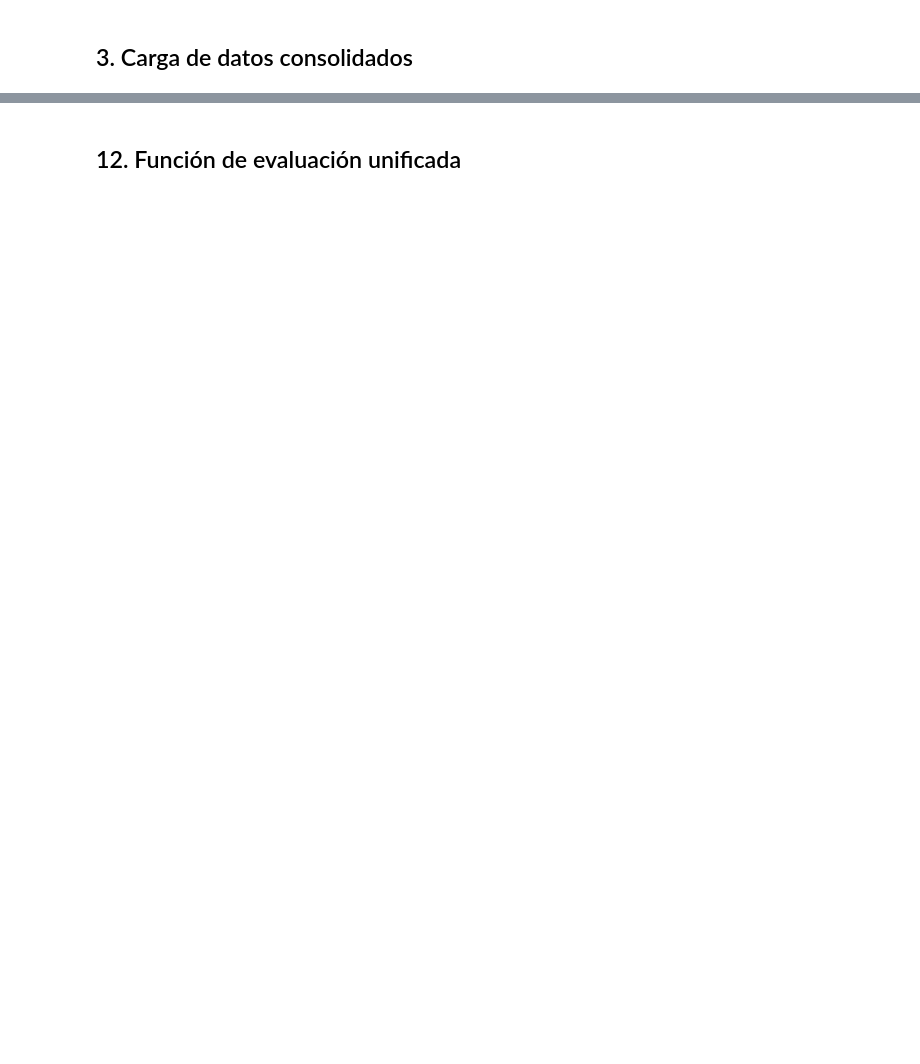
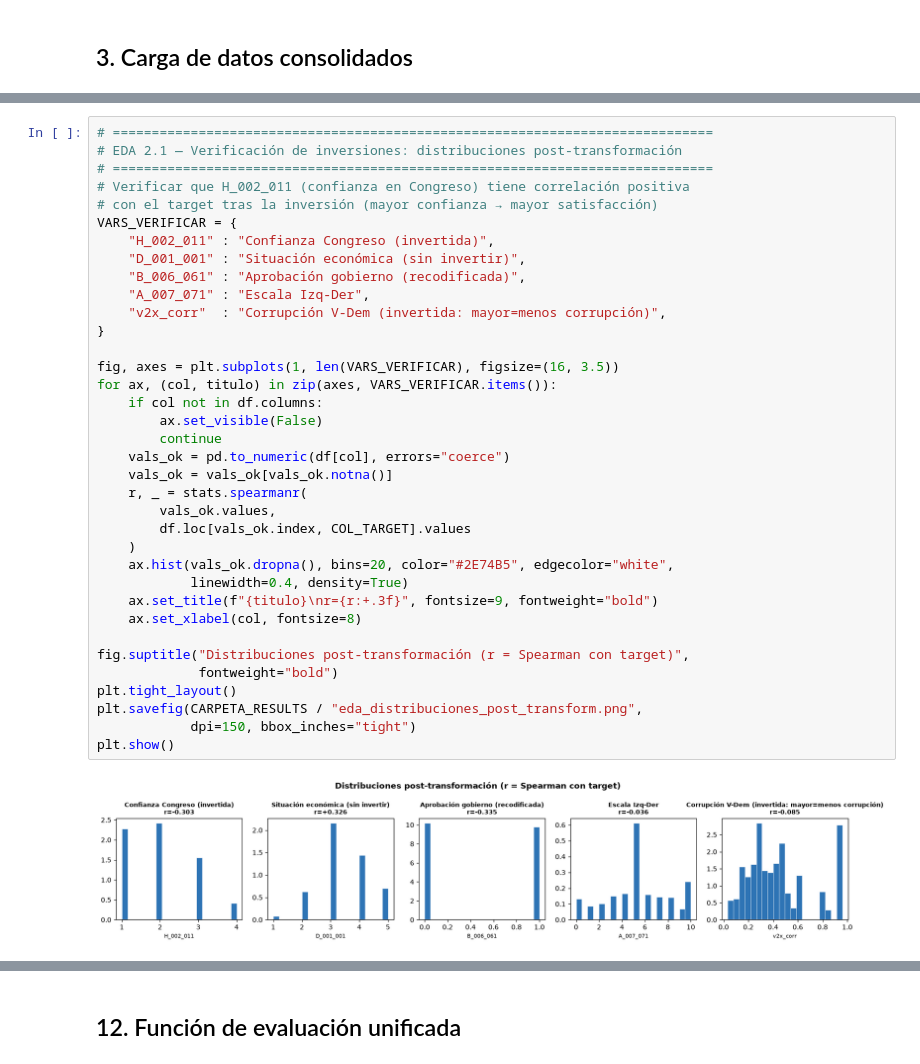
Before and after one commit to PatricioPorrasM/DemocraticSatisfactionLatam, a Jupyter notebook: notebooks/02_preprocesamiento_entrenamiento.ipynb, the cells around one changed output, grey strips where cells are left out. Cells and saved outputs as stored; diff of their text form; blank space fills up the shorter version.

```diff
--- a/notebooks/02_preprocesamiento_entrenamiento.ipynb
+++ b/notebooks/02_preprocesamiento_entrenamiento.ipynb
@@ -965,0 +844,38 @@ print("✓ Funciones de imputación y normalización definidas.")
+# %%
+# =============================================================================
+# EDA 2.1 — Verificación de inversiones: distribuciones post-transformación
+# =============================================================================
+# Verificar que H_002_011 (confianza en Congreso) tiene correlación positiva
+# con el target tras la inversión (mayor confianza → mayor satisfacción)
+VARS_VERIFICAR = {
+    "H_002_011" : "Confianza Congreso (invertida)",
+    "D_001_001" : "Situación económica (sin invertir)",
+    "B_006_061" : "Aprobación gobierno (recodificada)",
+    "A_007_071" : "Escala Izq-Der",
+    "v2x_corr"  : "Corrupción V-Dem (invertida: mayor=menos corrupción)",
+}
+
+fig, axes = plt.subplots(1, len(VARS_VERIFICAR), figsize=(16, 3.5))
+for ax, (col, titulo) in zip(axes, VARS_VERIFICAR.items()):
+    if col not in df.columns:
+        ax.set_visible(False)
+        continue
+    vals_ok = pd.to_numeric(df[col], errors="coerce")
+    vals_ok = vals_ok[vals_ok.notna()]
+    r, _ = stats.spearmanr(
+        vals_ok.values,
+        df.loc[vals_ok.index, COL_TARGET].values
+    )
+    ax.hist(vals_ok.dropna(), bins=20, color="#2E74B5", edgecolor="white",
+            linewidth=0.4, density=True)
+    ax.set_title(f"{titulo}\nr={r:+.3f}", fontsize=9, fontweight="bold")
+    ax.set_xlabel(col, fontsize=8)
+
+fig.suptitle("Distribuciones post-transformación (r = Spearman con target)",
+             fontweight="bold")
+plt.tight_layout()
+plt.savefig(CARPETA_RESULTS / "eda_distribuciones_post_transform.png",
+            dpi=150, bbox_inches="tight")
+plt.show()
+# %% [output]
+[figure, added]
```
Also changed, not shown: parts of 75 cells of this notebook, 2 other files.
